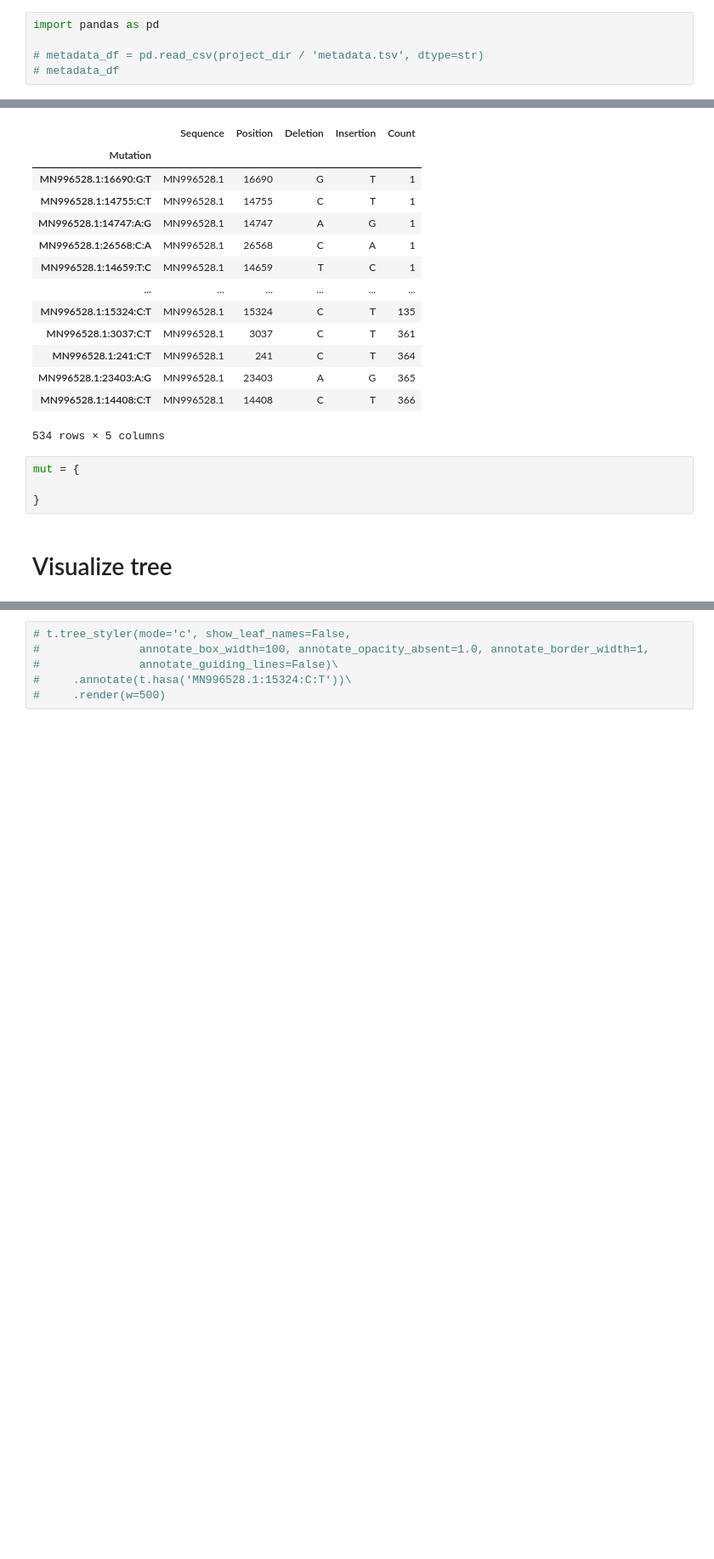
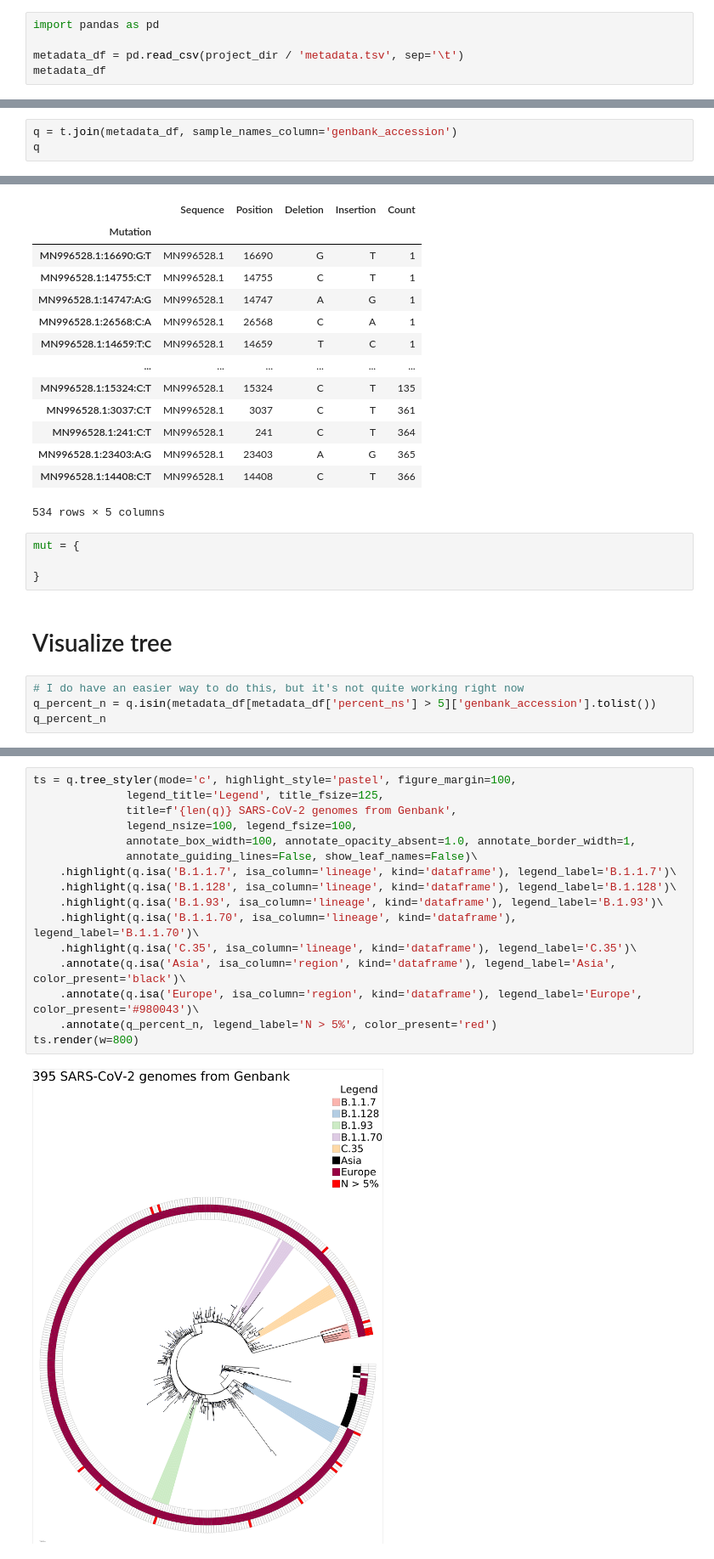
Before and after one commit to apetkau/gdi-evaluation, a Jupyter notebook: data/sars-cov-2-genbank/5-gdi-query.ipynb, the cells around one changed output, grey strips where cells are left out. Shown at 85% size. Saved outputs shown, nothing was run; the diff lists cells and outputs as text; blank space fills up the shorter version.

Commit message:
Added example of querying/producing figure

```diff
--- a/data/sars-cov-2-genbank/5-gdi-query.ipynb
+++ b/data/sars-cov-2-genbank/5-gdi-query.ipynb
@@ -18,6 +18,6 @@ db
 # %%
 import pandas as pd
 
-# metadata_df = pd.read_csv(project_dir / 'metadata.tsv', dtype=str)
-# metadata_df
+metadata_df = pd.read_csv(project_dir / 'metadata.tsv', sep='\t')
+metadata_df
 # %% [output]
@@ -36,0 +92,3 @@ t
+# %%
+q = t.join(metadata_df, sample_names_column='genbank_accession')
+q
@@ -61,3 +121,7 @@ mut = {
 }
 # %% [markdown]
 # Visualize tree
+# %%
+# I do have an easier way to do this, but it's not quite working right now
+q_percent_n = q.isin(metadata_df[metadata_df['percent_ns'] > 5]['genbank_accession'].tolist())
+q_percent_n
@@ -64,6 +130,18 @@ mut = {
 # %%
-# t.tree_styler(mode='c', show_leaf_names=False,
-#               annotate_box_width=100, annotate_opacity_absent=1.0, annotate_border_width=1,
-#               annotate_guiding_lines=False)\
-#     .annotate(t.hasa('MN996528.1:15324:C:T'))\
-#     .render(w=500)
+ts = q.tree_styler(mode='c', highlight_style='pastel', figure_margin=100,
+              legend_title='Legend', title_fsize=125,
+              title=f'{len(q)} SARS-CoV-2 genomes from Genbank',
+              legend_nsize=100, legend_fsize=100,
+              annotate_box_width=100, annotate_opacity_absent=1.0, annotate_border_width=1,
+              annotate_guiding_lines=False, show_leaf_names=False)\
+    .highlight(q.isa('B.1.1.7', isa_column='lineage', kind='dataframe'), legend_label='B.1.1.7')\
+    .highlight(q.isa('B.1.128', isa_column='lineage', kind='dataframe'), legend_label='B.1.128')\
+    .highlight(q.isa('B.1.93', isa_column='lineage', kind='dataframe'), legend_label='B.1.93')\
+    .highlight(q.isa('B.1.1.70', isa_column='lineage', kind='dataframe'), legend_label='B.1.1.70')\
+    .highlight(q.isa('C.35', isa_column='lineage', kind='dataframe'), legend_label='C.35')\
+    .annotate(q.isa('Asia', isa_column='region', kind='dataframe'), legend_label='Asia', color_present='black')\
+    .annotate(q.isa('Europe', isa_column='region', kind='dataframe'), legend_label='Europe', color_present='#980043')\
+    .annotate(q_percent_n, legend_label='N > 5%', color_present='red')
+ts.render(w=800)
+# %% [output]
+[figure, added]
```
Also changed, not shown: parts of 11 cells of this notebook.
